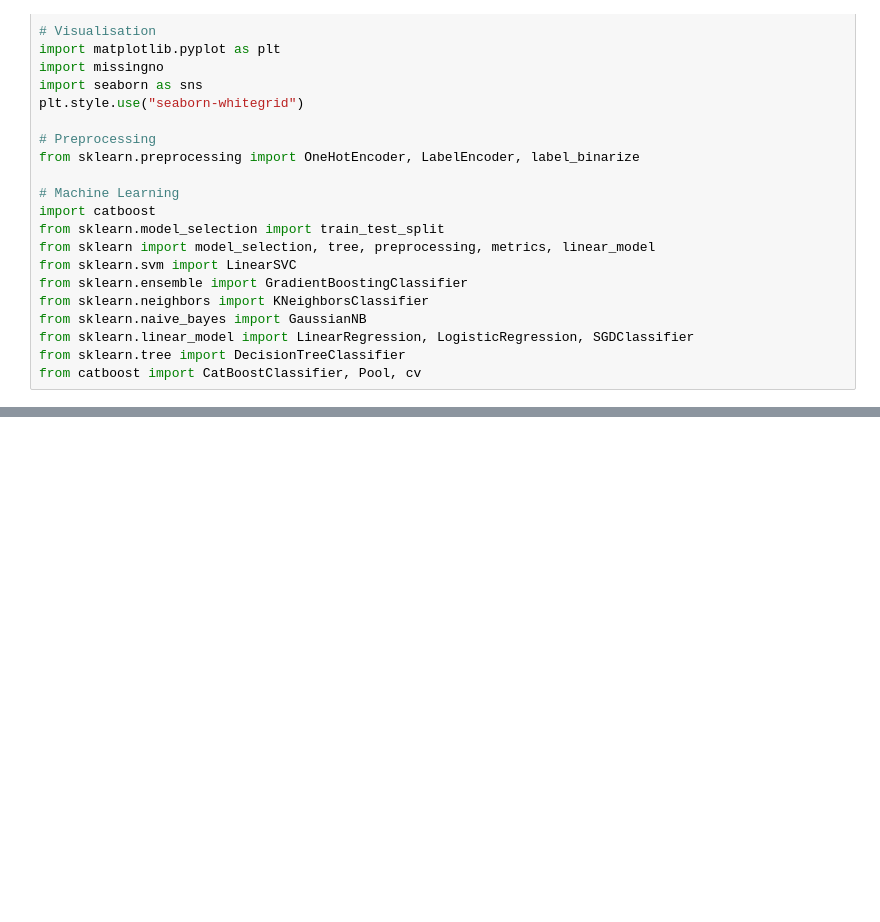
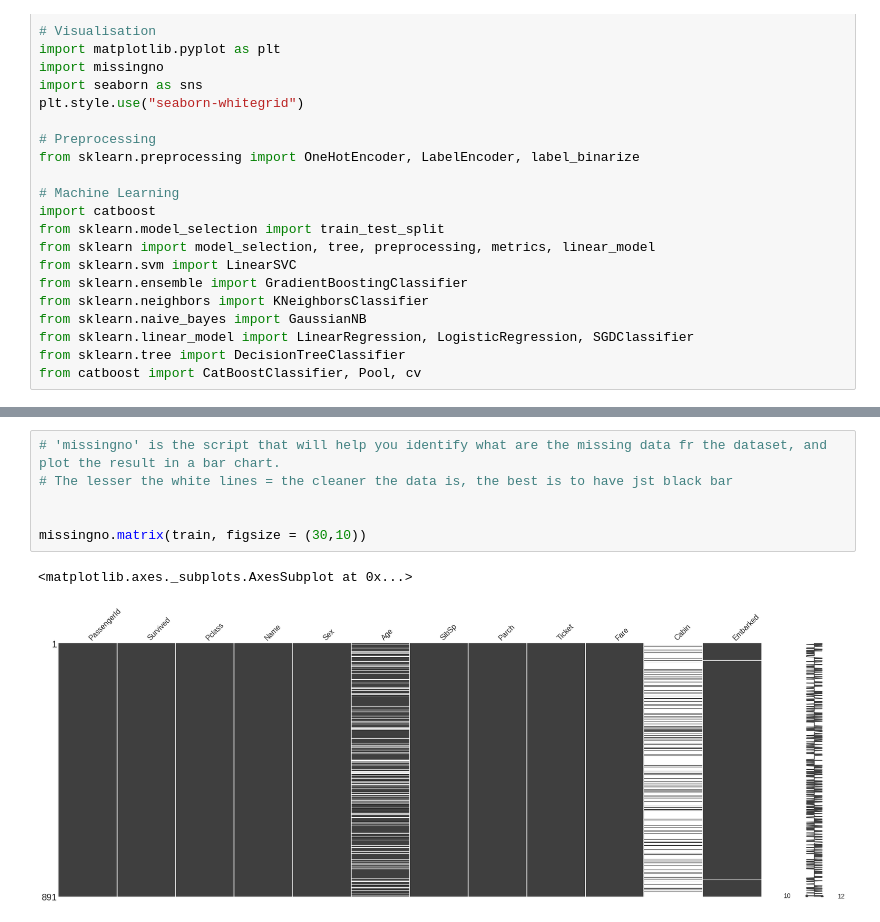
Before and after one commit to felstuff/BackToBasic, a Jupyter notebook: TitanicExplloratory.ipynb, the cells around one changed output, grey strips where cells are left out. Cells and saved outputs as stored; diff of their text form; blank space fills up the shorter version.

```diff
--- a/TitanicExplloratory.ipynb
+++ b/TitanicExplloratory.ipynb
@@ -57,0 +101,9 @@ train = pd.read_csv('https://raw.githubusercontent.com/felstuff/titanic-test/mas
+# %%
+# 'missingno' is the script that will help you identify what are the missing data fr the dataset, and plot the result in a bar chart.
+# The lesser the white lines = the cleaner the data is, the best is to have jst black bar
+
+
+missingno.matrix(train, figsize = (30,10))
+# %% [output]
+<matplotlib.axes._subplots.AxesSubplot at 0x...>
+[figure, added]
```
Also changed, not shown: parts of 10 cells of this notebook.
